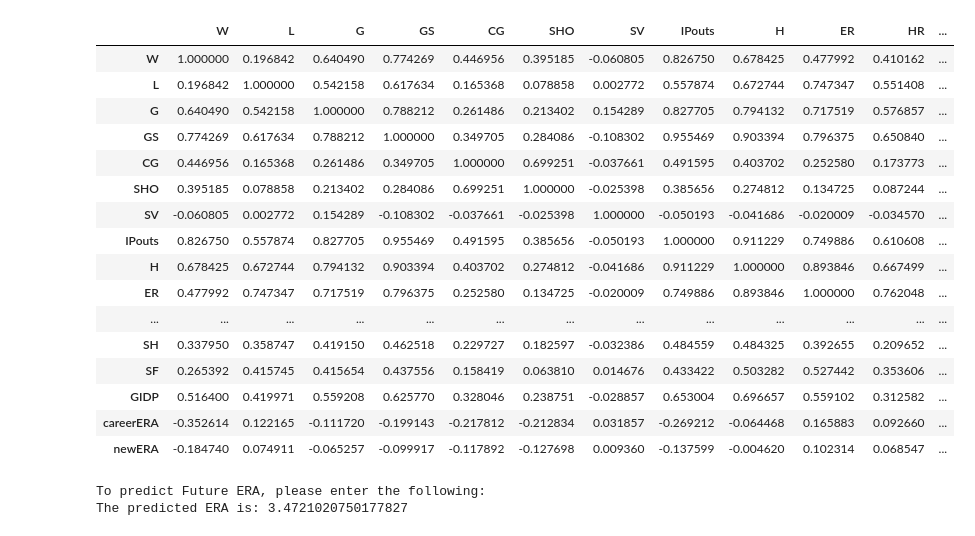
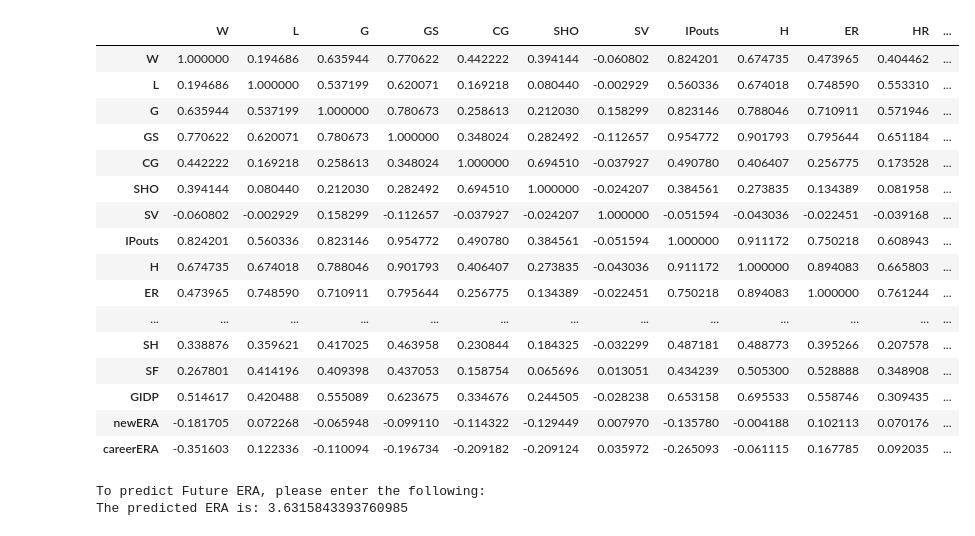
Before and after one commit to irisgant/predict-pitcher-stats, a Jupyter notebook: main.ipynb, the cells around one changed output. Saved outputs shown, nothing was run; the diff lists cells and outputs as text; code cells hidden in the pictures.

```diff
--- a/main.ipynb
+++ b/main.ipynb
@@ -71,23 +51,22 @@ ERA season prior:  -0.29290742407727
 # %%
+#calculates career ERA. This isn't don't for the training data as doing this for the entire dataset makes the
+#program take 20x as long and doesn't affect the accuracy at all
 def find_career_era(row, df):
     to_return = df.loc[(df['playerID'] == row['playerID']) & (df['yearID'] <= row['yearID'])]
-    if 0 in to_return.ER.values:
-        return NaN
-    else:
-        return to_return.ER.sum() / to_return.IPouts.sum() * 27
+    return to_return.ER.sum() / to_return.IPouts.sum() * 27
 career_stats = recent_data.copy()
 career_stats['careerERA'] = career_stats.apply(find_career_era, axis=1, args=(df_stats,))
-
+career_stats = career_stats.drop(career_stats.columns[0:5], axis=1)
 fig, ax = plt.subplots(1, 2)
 ax[0].set_aspect('equal')
 
-ax[0].scatter(recent_data.ERA, recent_data.newERA)
-b0, m0 = polyfit(recent_data.ERA, recent_data.newERA, 1)
+ax[0].scatter(career_stats.ERA, career_stats.newERA)
+b0, m0 = polyfit(career_stats.ERA, career_stats.newERA, 1)
 ax[0].plot(recent_data.ERA, b0 + m0 * recent_data.ERA, 'g')
 ax[0].set(xlabel='Current Season ERA', ylabel='Next Season ERA')
-ax[1].scatter(recent_data.careerERA, recent_data.newERA)
-b1, m1 = polyfit(recent_data.careerERA, recent_data.newERA, 1)
-ax[1].plot(recent_data.careerERA, b1 + m1 * recent_data.careerERA, 'g')
+ax[1].scatter(career_stats.careerERA, career_stats.newERA)
+b1, m1 = polyfit(career_stats.careerERA, career_stats.newERA, 1)
+ax[1].plot(career_stats.careerERA, b1 + m1 * career_stats.careerERA, 'g')
 ax[1].set(xlabel='Career ERA', ylabel='Next Season ERA')
 ax[1].set_aspect(1, adjustable='box')
 plt.subplots_adjust(left=0.05, right=1.25, bottom=0.05, top=0.95)
@@ -103,23 +99,23 @@ plt.show()
 # %%
-recent_data.drop(recent_data.columns[0:5], axis=1).corr().style.background_gradient(cmap='coolwarm')
+career_stats.corr().style.background_gradient(cmap='coolwarm')
 # %% [output]
 |  | W | L | G | GS | CG | SHO | SV | IPouts | H | ER | HR | ... |
-| W | 1.000000 | 0.196842 | 0.640490 | 0.774269 | 0.446956 | 0.395185 | -0.060805 | 0.826750 | 0.678425 | 0.477992 | 0.410162 | ... |
-| L | 0.196842 | 1.000000 | 0.542158 | 0.617634 | 0.165368 | 0.078858 | 0.002772 | 0.557874 | 0.672744 | 0.747347 | 0.551408 | ... |
-| G | 0.640490 | 0.542158 | 1.000000 | 0.788212 | 0.261486 | 0.213402 | 0.154289 | 0.827705 | 0.794132 | 0.717519 | 0.576857 | ... |
-| GS | 0.774269 | 0.617634 | 0.788212 | 1.000000 | 0.349705 | 0.284086 | -0.108302 | 0.955469 | 0.903394 | 0.796375 | 0.650840 | ... |
-| CG | 0.446956 | 0.165368 | 0.261486 | 0.349705 | 1.000000 | 0.699251 | -0.037661 | 0.491595 | 0.403702 | 0.252580 | 0.173773 | ... |
-| SHO | 0.395185 | 0.078858 | 0.213402 | 0.284086 | 0.699251 | 1.000000 | -0.025398 | 0.385656 | 0.274812 | 0.134725 | 0.087244 | ... |
-| SV | -0.060805 | 0.002772 | 0.154289 | -0.108302 | -0.037661 | -0.025398 | 1.000000 | -0.050193 | -0.041686 | -0.020009 | -0.034570 | ... |
-| IPouts | 0.826750 | 0.557874 | 0.827705 | 0.955469 | 0.491595 | 0.385656 | -0.050193 | 1.000000 | 0.911229 | 0.749886 | 0.610608 | ... |
-| H | 0.678425 | 0.672744 | 0.794132 | 0.903394 | 0.403702 | 0.274812 | -0.041686 | 0.911229 | 1.000000 | 0.893846 | 0.667499 | ... |
-| ER | 0.477992 | 0.747347 | 0.717519 | 0.796375 | 0.252580 | 0.134725 | -0.020009 | 0.749886 | 0.893846 | 1.000000 | 0.762048 | ... |
+| W | 1.000000 | 0.194686 | 0.635944 | 0.770622 | 0.442222 | 0.394144 | -0.060802 | 0.824201 | 0.674735 | 0.473965 | 0.404462 | ... |
+| L | 0.194686 | 1.000000 | 0.537199 | 0.620071 | 0.169218 | 0.080440 | -0.002929 | 0.560336 | 0.674018 | 0.748590 | 0.553310 | ... |
+| G | 0.635944 | 0.537199 | 1.000000 | 0.780673 | 0.258613 | 0.212030 | 0.158299 | 0.823146 | 0.788046 | 0.710911 | 0.571946 | ... |
+| GS | 0.770622 | 0.620071 | 0.780673 | 1.000000 | 0.348024 | 0.282492 | -0.112657 | 0.954772 | 0.901793 | 0.795644 | 0.651184 | ... |
+| CG | 0.442222 | 0.169218 | 0.258613 | 0.348024 | 1.000000 | 0.694510 | -0.037927 | 0.490780 | 0.406407 | 0.256775 | 0.173528 | ... |
+| SHO | 0.394144 | 0.080440 | 0.212030 | 0.282492 | 0.694510 | 1.000000 | -0.024207 | 0.384561 | 0.273835 | 0.134389 | 0.081958 | ... |
+| SV | -0.060802 | -0.002929 | 0.158299 | -0.112657 | -0.037927 | -0.024207 | 1.000000 | -0.051594 | -0.043036 | -0.022451 | -0.039168 | ... |
+| IPouts | 0.824201 | 0.560336 | 0.823146 | 0.954772 | 0.490780 | 0.384561 | -0.051594 | 1.000000 | 0.911172 | 0.750218 | 0.608943 | ... |
+| H | 0.674735 | 0.674018 | 0.788046 | 0.901793 | 0.406407 | 0.273835 | -0.043036 | 0.911172 | 1.000000 | 0.894083 | 0.665803 | ... |
+| ER | 0.473965 | 0.748590 | 0.710911 | 0.795644 | 0.256775 | 0.134389 | -0.022451 | 0.750218 | 0.894083 | 1.000000 | 0.761244 | ... |
 | ... | ... | ... | ... | ... | ... | ... | ... | ... | ... | ... | ... | ... |
-| SH | 0.337950 | 0.358747 | 0.419150 | 0.462518 | 0.229727 | 0.182597 | -0.032386 | 0.484559 | 0.484325 | 0.392655 | 0.209652 | ... |
-| SF | 0.265392 | 0.415745 | 0.415654 | 0.437556 | 0.158419 | 0.063810 | 0.014676 | 0.433422 | 0.503282 | 0.527442 | 0.353606 | ... |
-| GIDP | 0.516400 | 0.419971 | 0.559208 | 0.625770 | 0.328046 | 0.238751 | -0.028857 | 0.653004 | 0.696657 | 0.559102 | 0.312582 | ... |
-| careerERA | -0.352614 | 0.122165 | -0.111720 | -0.199143 | -0.217812 | -0.212834 | 0.031857 | -0.269212 | -0.064468 | 0.165883 | 0.092660 | ... |
-| newERA | -0.184740 | 0.074911 | -0.065257 | -0.099917 | -0.117892 | -0.127698 | 0.009360 | -0.137599 | -0.004620 | 0.102314 | 0.068547 | ... |
+| SH | 0.338876 | 0.359621 | 0.417025 | 0.463958 | 0.230844 | 0.184325 | -0.032299 | 0.487181 | 0.488773 | 0.395266 | 0.207578 | ... |
+| SF | 0.267801 | 0.414196 | 0.409398 | 0.437053 | 0.158754 | 0.065696 | 0.013051 | 0.434239 | 0.505300 | 0.528888 | 0.348908 | ... |
+| GIDP | 0.514617 | 0.420488 | 0.555089 | 0.623675 | 0.334676 | 0.244505 | -0.028238 | 0.653158 | 0.695533 | 0.558746 | 0.309435 | ... |
+| newERA | -0.181705 | 0.072268 | -0.065948 | -0.099110 | -0.114322 | -0.129449 | 0.007970 | -0.135780 | -0.004188 | 0.102113 | 0.070176 | ... |
+| careerERA | -0.351603 | 0.122336 | -0.110094 | -0.196734 | -0.209182 | -0.209124 | 0.035972 | -0.265093 | -0.061115 | 0.167785 | 0.092035 | ... |
 # %%
 #read in csv with names
 df_names = pd.read_csv('data/People.csv')
@@ -132,7 +128,7 @@ while True:
         year = int(input('Please enter the year to predict: ')) - 1
         #get player ID from first and last name
         player_id = df_names.loc[(df_names.nameFirst == first_name) & (df_names.nameLast == last_name)].playerID.values[0]
-        individual_predict = linear_regression_model.predict(df_stats.loc[(df_stats.playerID == player_id) & (df_stats.yearID == year)].drop(df_stats.columns[0:5], axis=1))
+        individual_predict = model.predict(df_stats.loc[(df_stats.playerID == player_id) & (df_stats.yearID == year)].drop(df_stats.columns[0:5], axis=1))
         print('The predicted ERA is:', individual_predict[0])
     except ValueError as e:
         print(e)
@@ -144,4 +140,4 @@ while True:
         break
 # %% [output]
 To predict Future ERA, please enter the following:
-The predicted ERA is: 3.4721020750177827
+The predicted ERA is: 3.6315843393760985
```
Also changed, not shown: parts of 3 cells of this notebook.
